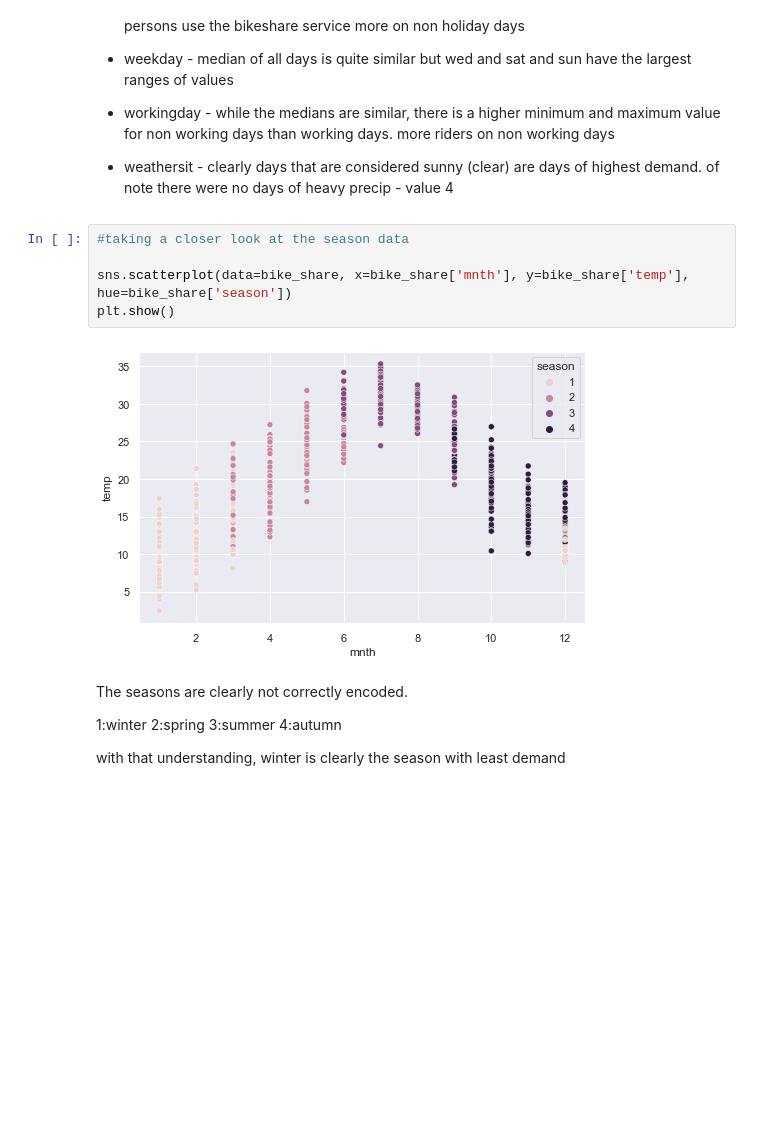
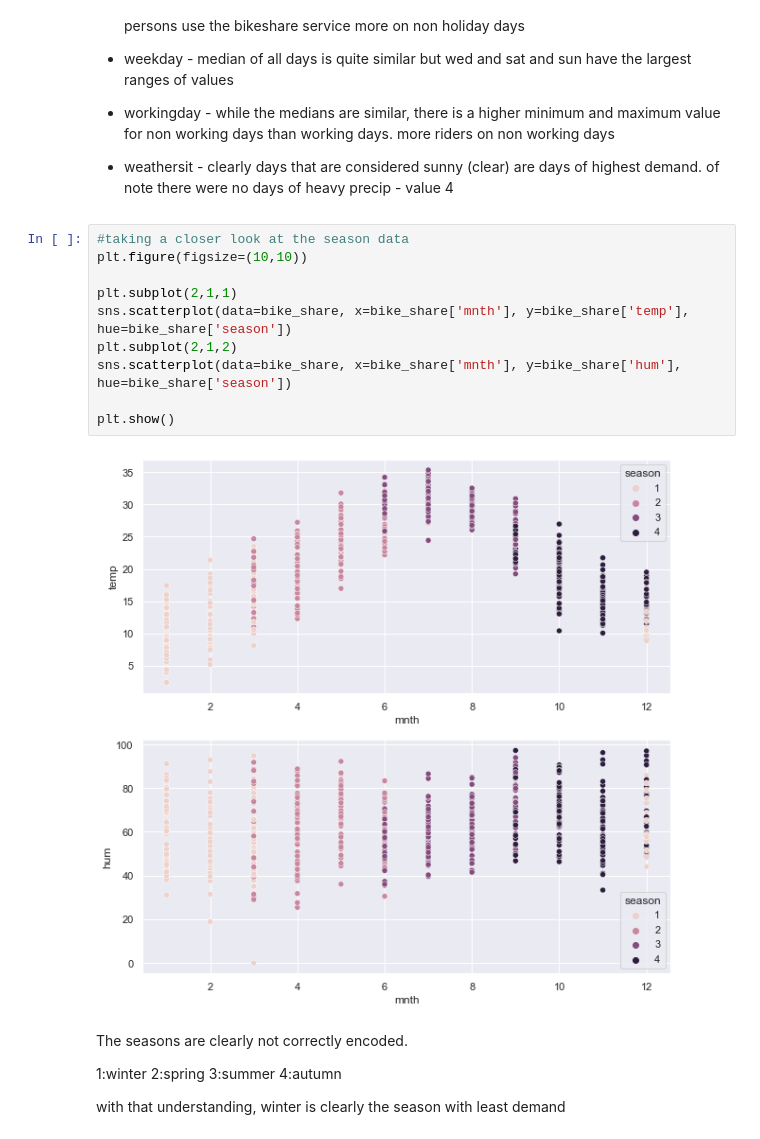
Before and after one commit to mickyals/BoomBikes_Regression, a Jupyter notebook: BoomBikes_Regression_Model_Mickell_Als.ipynb, the cells around one changed output. Cells and saved outputs as stored; diff of their text form; blank space fills up the shorter version.

```diff
--- a/BoomBikes_Regression_Model_Mickell_Als.ipynb
+++ b/BoomBikes_Regression_Model_Mickell_Als.ipynb
@@ -206,11 +206,16 @@ cat_boxplots(bike_share, cat_vars)
 - weathersit - clearly days that are considered sunny (clear) are days of highest demand. of note there were no days of heavy precip - value 4
 # %%
 #taking a closer look at the season data
+plt.figure(figsize=(10,10))
 
+plt.subplot(2,1,1)
 sns.scatterplot(data=bike_share, x=bike_share['mnth'], y=bike_share['temp'], hue=bike_share['season'])
+plt.subplot(2,1,2)
+sns.scatterplot(data=bike_share, x=bike_share['mnth'], y=bike_share['hum'], hue=bike_share['season'])
+
 plt.show()
 # %% [output]
-[figure, old version]
+[figure, new version]
 # %% [markdown]
 The seasons are clearly not correctly encoded.
 
```
Also changed, not shown: parts of 30 cells of this notebook, 2 other files.
